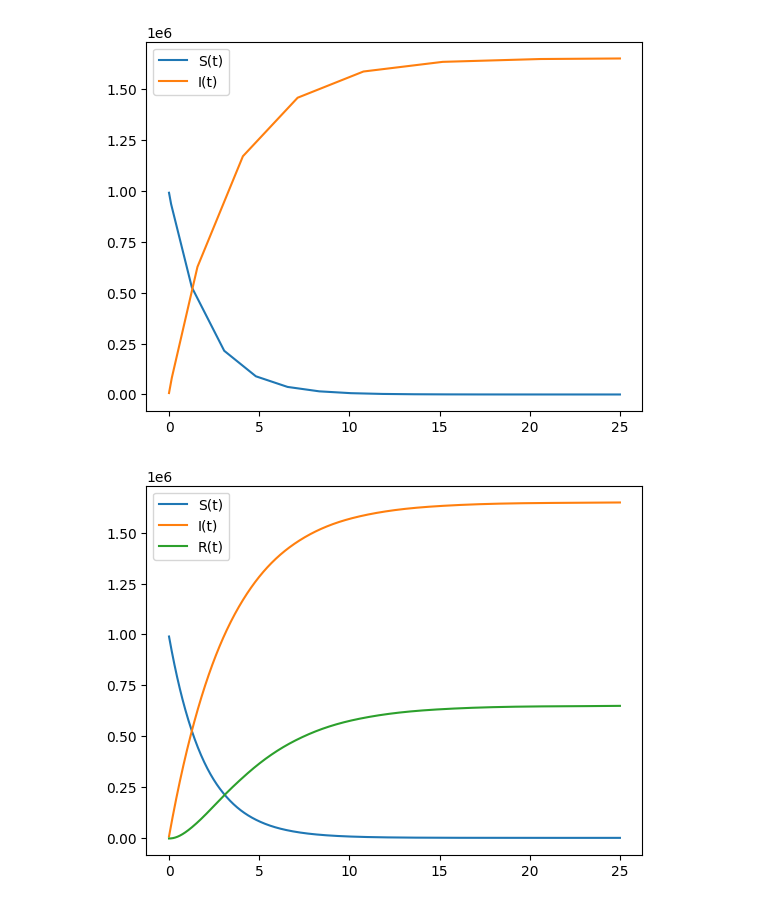
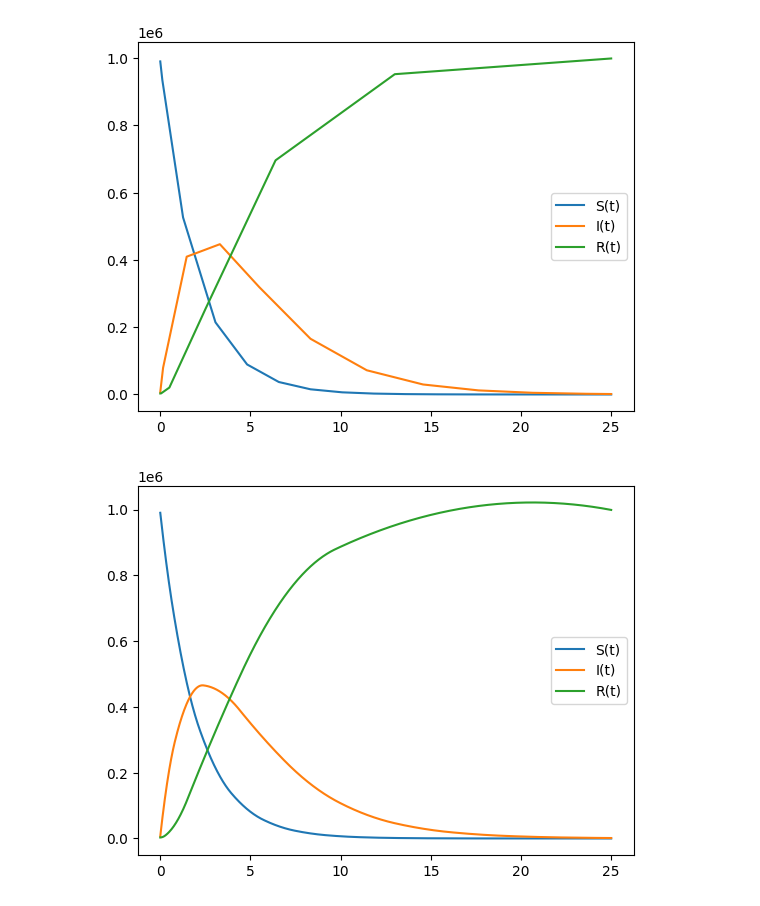
Before and after one commit to Yurii-Shpak/goit-python, a Jupyter notebook: data_science/hw4.2.ipynb, the cells around one changed output. Cells and saved outputs as stored; diff of their text form; code cells hidden in the pictures.

```diff
--- a/data_science/hw4.2.ipynb
+++ b/data_science/hw4.2.ipynb
@@ -17,28 +17,36 @@ def dsdt(t, s):
     return -a * s
 
 def didt(t, i):
-    return a * s0 - b * i
+    return a * soln_s.sol(t) - b * i
 
-soln = solve_ivp(dsdt, (t0, tf), [s0])
-t1, s = soln.t, soln.y[0]
+def drdt(t, i):
+    return b * soln_i.sol(t)
+
+soln_s = solve_ivp(dsdt, (t0, tf), [s0], dense_output=True)
+t1, s = soln_s.t, soln_s.y[0]
 plt.plot(t1, s, label='S(t)')
 
-soln = solve_ivp(didt, (t0, tf), [i0])
-t2, i = soln.t, soln.y[0]
+soln_i = solve_ivp(didt, (t0, tf), [i0], dense_output=True)
+t2, i = soln_i.t, soln_i.y[0]
 plt.plot(t2, i, label='I(t)', )
+
+soln_r = solve_ivp(drdt, (t0, tf), [r0], dense_output=True)
+t3, r = soln_r.t, soln_r.y[0]
+plt.plot(t3, r, label='R(t)', )
 
 plt.legend()
 plt.show()
 # %% [output]
-[figure, old version]
+[figure, new version]
 # %%
-t3 = np.linspace(0, 25, 1000)
-s_t = interp1d(t1, s, kind='cubic')
-i_t = interp1d(t2, i, kind='cubic')
-plt.plot(t3, s_t(t3), label='S(t)')
-plt.plot(t3, i_t(t3), label='I(t)')
-plt.plot(t3, i_t(t3) + s_t(t3) - n, label='R(t)')
+t4 = np.linspace(0, 25, 1000)
+s_t = interp1d(t1, s, kind='quadratic')
+i_t = interp1d(t2, i, kind='quadratic')
+r_t = interp1d(t3, r, kind='quadratic')
+plt.plot(t4, s_t(t4), label='S(t)')
+plt.plot(t4, i_t(t4), label='I(t)')
+plt.plot(t4, r_t(t4), label='R(t)')
 plt.legend()
 plt.show()
 # %% [output]
-[figure, old version]
+[figure, new version]
```
